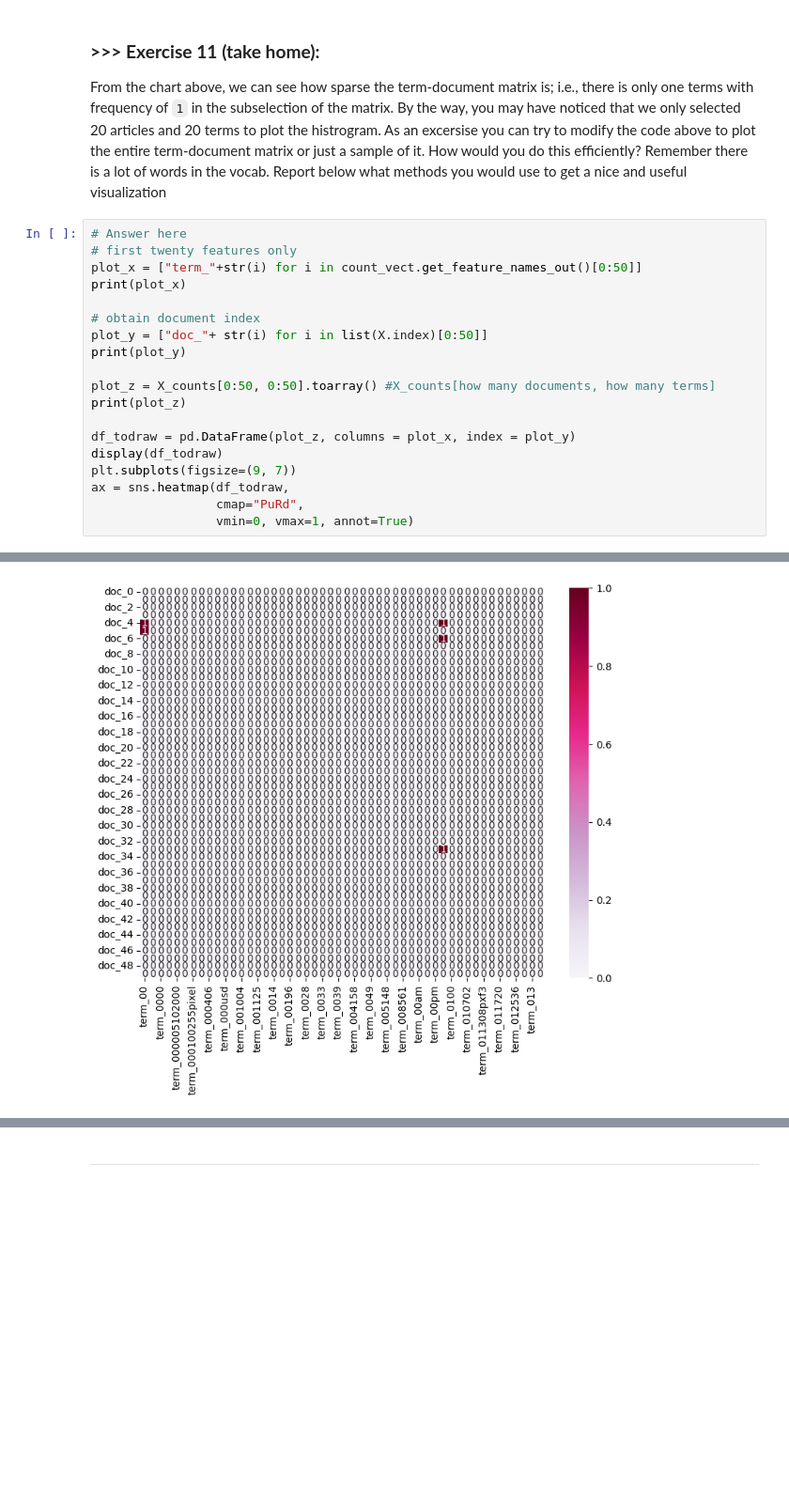
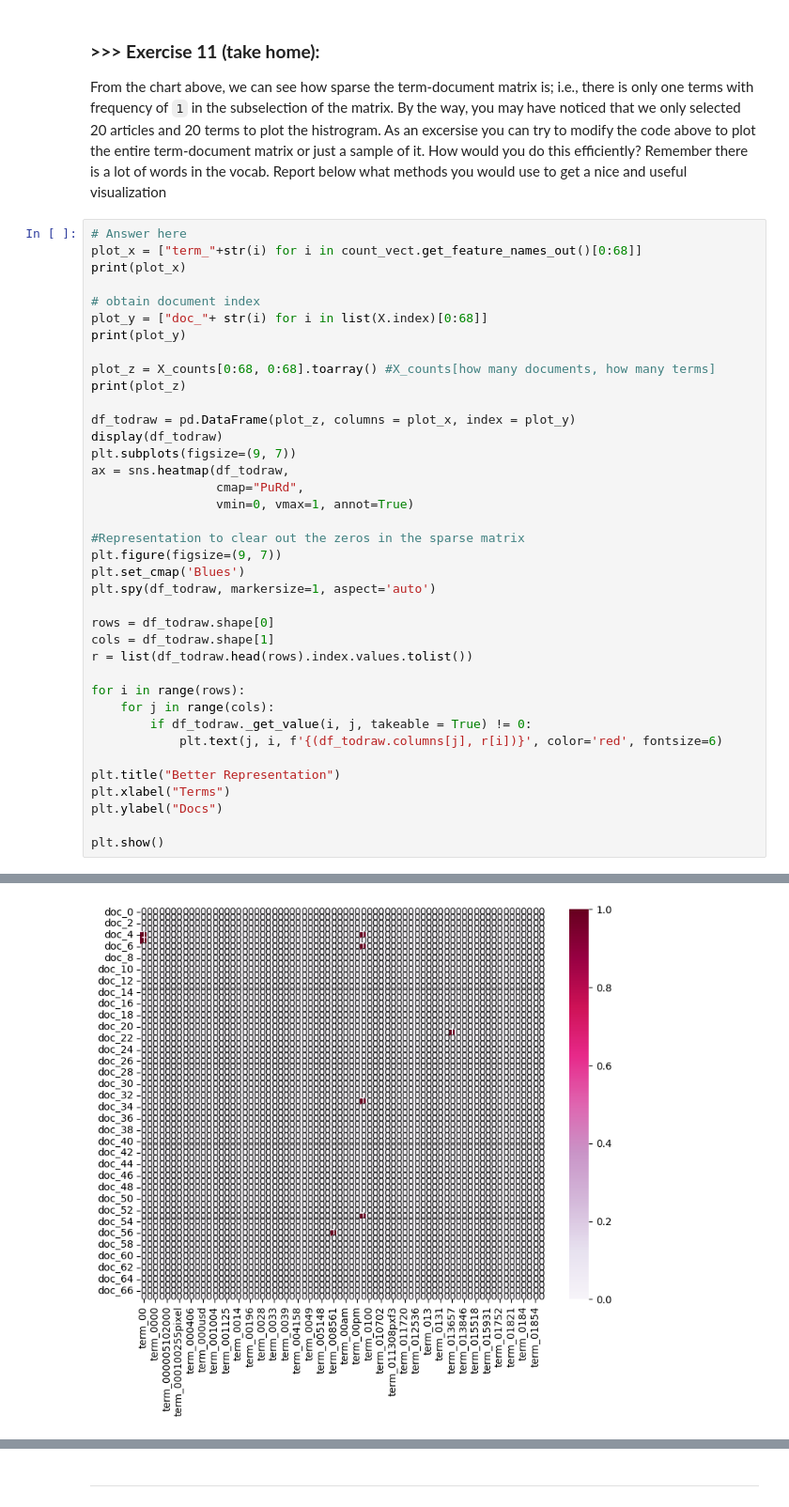
Before and after one commit to FanKJ13/DM2023-Lab1-Master, a Jupyter notebook: DM2023-Lab1-Master.ipynb, the cells around one changed output, grey strips where cells are left out. Shown at 94% size. Cells and saved outputs as stored; diff of their text form; blank space fills up the shorter version.

```diff
--- a/DM2023-Lab1-Master.ipynb
+++ b/DM2023-Lab1-Master.ipynb
@@ -1160,15 +1157,14 @@ Check out more beautiful color palettes here: https://python-graph-gallery.com/1
 From the chart above, we can see how sparse the term-document matrix is; i.e., there is only one terms with frequency of `1` in the subselection of the matrix. By the way, you may have noticed that we only selected 20 articles and 20 terms to plot the histrogram. As an excersise you can try to modify the code above to plot the entire term-document matrix or just a sample of it. How would you do this efficiently? Remember there is a lot of words in the vocab. Report below what methods you would use to get a nice and useful visualization
 # %%
 # Answer here
-# first twenty features only
-plot_x = ["term_"+str(i) for i in count_vect.get_feature_names_out()[0:50]]
+plot_x = ["term_"+str(i) for i in count_vect.get_feature_names_out()[0:68]]
 print(plot_x)
 
 # obtain document index
-plot_y = ["doc_"+ str(i) for i in list(X.index)[0:50]]
+plot_y = ["doc_"+ str(i) for i in list(X.index)[0:68]]
 print(plot_y)
 
-plot_z = X_counts[0:50, 0:50].toarray() #X_counts[how many documents, how many terms]
+plot_z = X_counts[0:68, 0:68].toarray() #X_counts[how many documents, how many terms]
 print(plot_z)
 
 df_todraw = pd.DataFrame(plot_z, columns = plot_x, index = plot_y)
@@ -1177,6 +1173,26 @@ plt.subplots(figsize=(9, 7))
 ax = sns.heatmap(df_todraw,
                  cmap="PuRd",
                  vmin=0, vmax=1, annot=True)
+
+#Representation to clear out the zeros in the sparse matrix
+plt.figure(figsize=(9, 7))
+plt.set_cmap('Blues')
+plt.spy(df_todraw, markersize=1, aspect='auto')
+
+rows = df_todraw.shape[0]
+cols = df_todraw.shape[1]
+r = list(df_todraw.head(rows).index.values.tolist())
+
+for i in range(rows):
+    for j in range(cols):
+        if df_todraw._get_value(i, j, takeable = True) != 0:
+            plt.text(j, i, f'{(df_todraw.columns[j], r[i])}', color='red', fontsize=6)
+
+plt.title("Better Representation")
+plt.xlabel("Terms")
+plt.ylabel("Docs")
+
+plt.show()
 # %% [output]
 ['term_00', 'term_000', 'term_0000', 'term_0000001200', 'term_000005102000', 'term_0001', 'term_000100255pixel', 'term_00014', 'term_000406', 'term_0007', 'term_000usd', 'term_0010', 'term_001004', 't ...
 ['doc_0', 'doc_1', 'doc_2', 'doc_3', 'doc_4', 'doc_5', 'doc_6', 'doc_7', 'doc_8', 'doc_9', 'doc_10', 'doc_11', 'doc_12', 'doc_13', 'doc_14', 'doc_15', 'doc_16', 'doc_17', 'doc_18', 'doc_19', 'doc_20', ...
@@ -1208 +1219 @@ ax = sns.heatmap(df_todraw,
-[figure, old version]
+[figure, new version]
```
Also changed, not shown: parts of 12 cells of this notebook.
